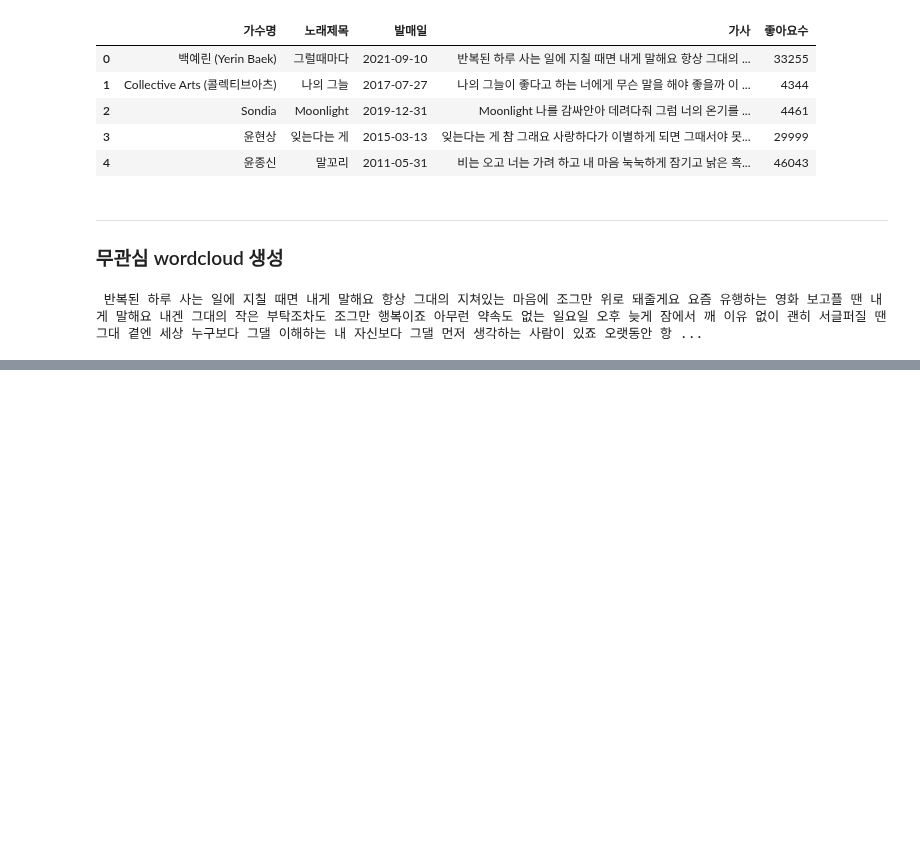
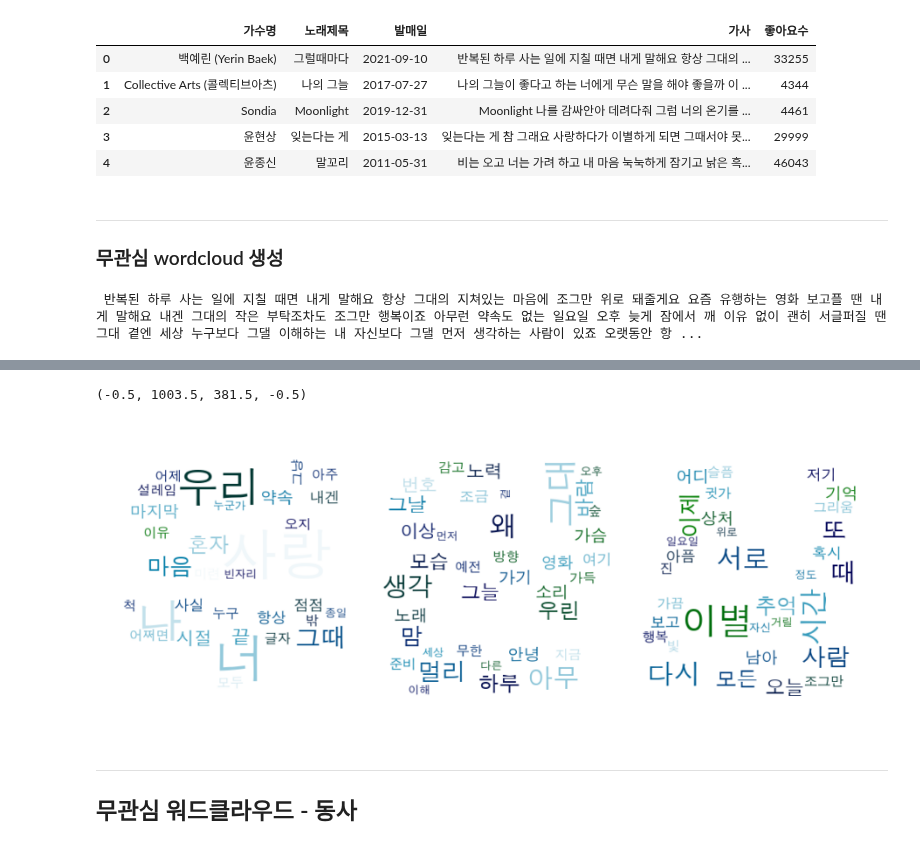
Before and after one commit to python-project-3Joe/python, a Jupyter notebook: Note/워드클라우드/무관심 워드클라우드.ipynb, the cells around one changed output, grey strips where cells are left out. Cells and saved outputs as stored; diff of their text form; code cells hidden in the pictures; blank space fills up the shorter version.

```diff
--- a/Note/워드클라우드/무관심 워드클라우드.ipynb
+++ b/Note/워드클라우드/무관심 워드클라우드.ipynb
@@ -134,0 +143,19 @@ plt.show()
+# %%
+wordcloud = WordCloud(
+    background_color='white', # 배경색은 흰색으로
+    colormap= 'ocean', # 글씨색은 ('copper','ocean','summer')
+    mask=cand_mask, # 워드클라우드 모양 설정
+    font_path="AppleGothic" # 한글 글씨체 설정 # 윈도우 => 'c:/Windows/Fonts/malgun.ttf'
+).generate_from_frequencies(tmp_data100)
+# %%
+#사이즈 설정 및 출력
+plt.figure(figsize=(16,8))
+plt.imshow(wordcloud,interpolation='bilinear')
+plt.axis('off') # 차트로 나오지 않게
+#plt.savefig('test.png')
+# %% [output]
+(-0.5, 1003.5, 381.5, -0.5)
+[figure, added]
+# %% [markdown]
+---
+## 무관심 워드클라우드 - 동사
```
Also changed, not shown: parts of 10 cells of this notebook, 1 other file.
